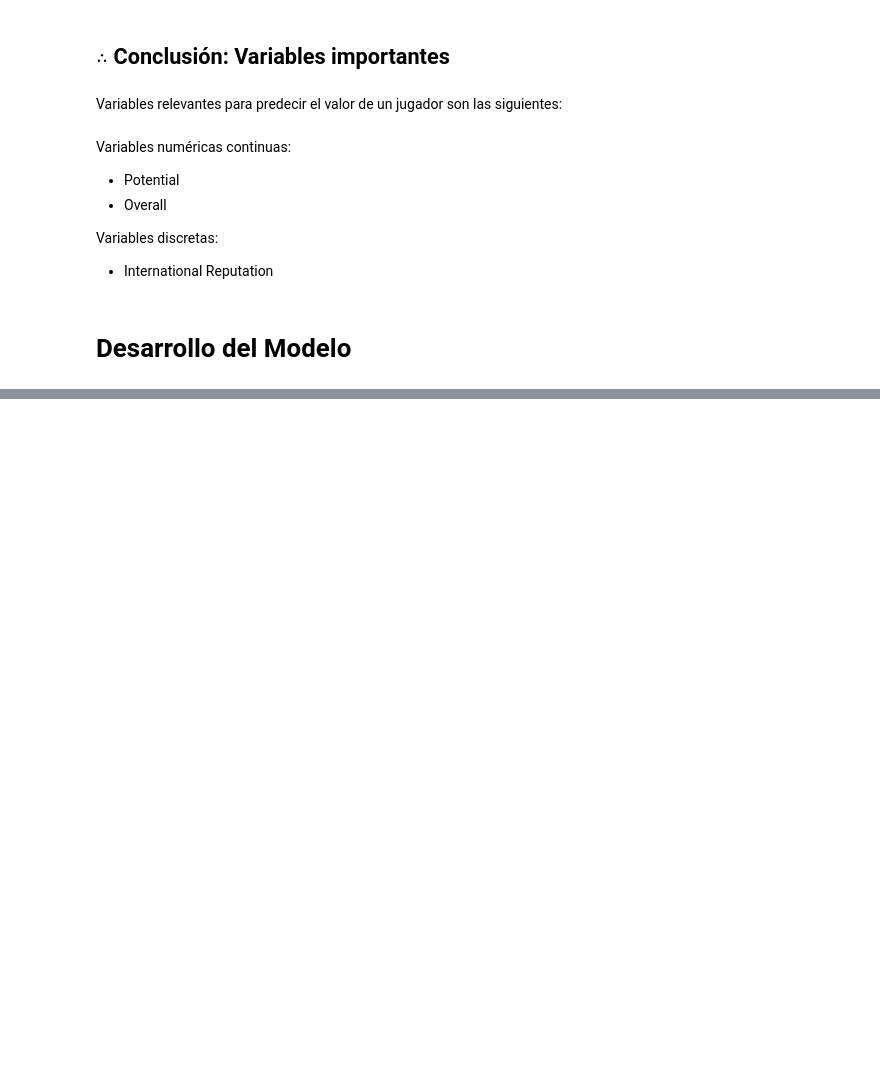
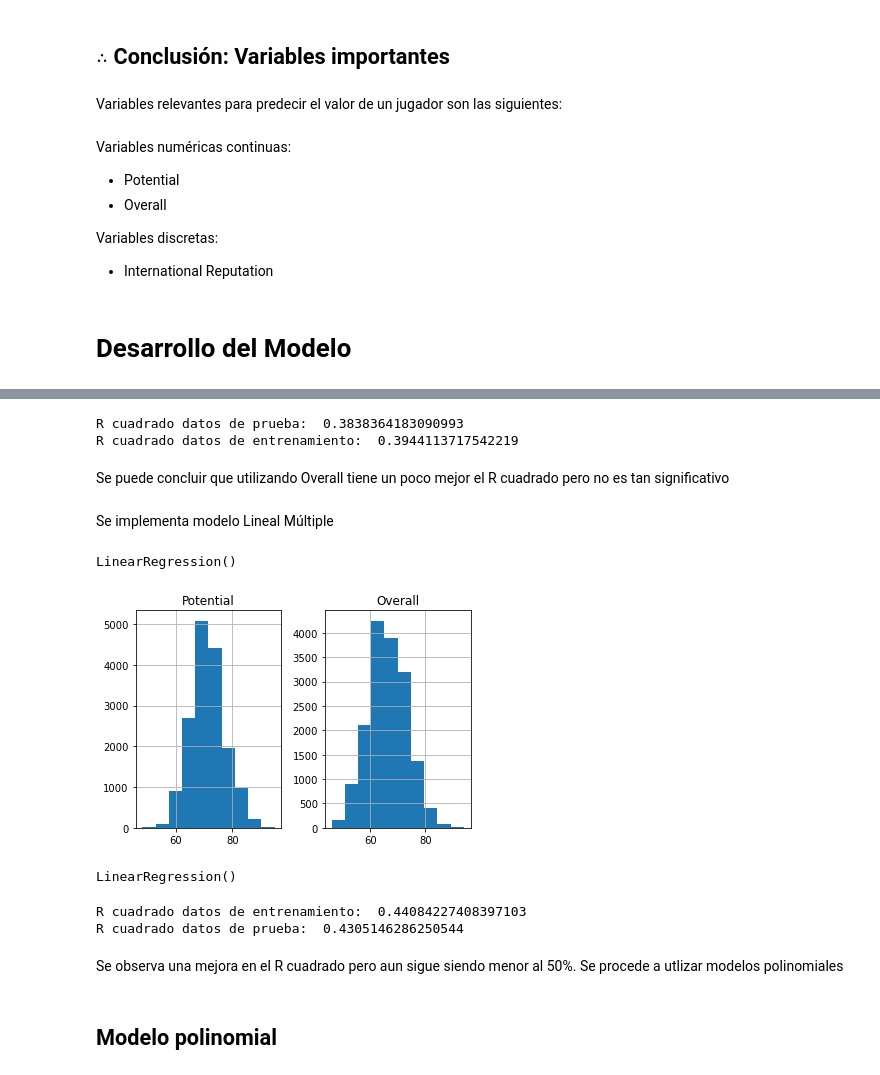
Before and after one commit to KenderWebos/python-data-science, a Jupyter notebook: tarea_4/Main/tarea4-fifa.ipynb, the cells around one changed output, grey strips where cells are left out. Drawn from its saved outputs; the diff is of its cells as text; code cells hidden in the pictures; blank space fills up the shorter version.

Commit message:
modelo implementado

```diff
--- a/tarea_4/Main/tarea4-fifa.ipynb
+++ b/tarea_4/Main/tarea4-fifa.ipynb
@@ -140,0 +155,4 @@ Variables discretas:
+# %%
+# valor a predecir
+y_datos = df_var_numericas[['Value-NUM']]
+y_datos
@@ -140,0 +173,4 @@ Variables discretas:
+# %%
+#variables independientes
+x_datos=df_var_numericas.drop('Value-NUM',axis=1)
+x_datos
@@ -140,0 +191,7 @@ Variables discretas:
+# %%
+from sklearn.model_selection import train_test_split
+
+x_entrena, x_prueba, y_entrena, y_prueba = train_test_split(x_datos, y_datos, test_size=0.10, random_state=1)
+
+print("número de muestras de prueba:", x_prueba.shape[0])
+print("número de muestras de entrenamiento:",x_entrena.shape[0])
@@ -140,0 +237,36 @@ Variables discretas:
+# %%
+print("R cuadrado datos de prueba: ", lreO.score(x_prueba[['Overall']], y_prueba))
+print("R cuadrado datos de entrenamiento: ", lreO.score(x_entrena[['Overall']], y_entrena))
+# %% [output]
+R cuadrado datos de prueba:  0.3838364183090993
+R cuadrado datos de entrenamiento:  0.3944113717542219
+# %% [markdown]
+Se puede concluir que utilizando Overall tiene un poco mejor el R cuadrado pero no es tan significativo
+# %% [markdown]
+Se implementa modelo Lineal Múltiple
+# %%
+lre_multiple=LinearRegression()
+lre_multiple
+# %% [output]
+LinearRegression()
+# %%
+Z = x_entrena[['Potential', 'Overall']]
+# %%
+Z.hist()
+plt.show()
+# %% [output]
+[figure, added]
+# %%
+lre_multiple.fit(Z, y_entrena)
+# %% [output]
+LinearRegression()
+# %%
+print("R cuadrado datos de entrenamiento: ", lre_multiple.score(Z, y_entrena))
+print("R cuadrado datos de prueba: ", lre_multiple.score(x_prueba[['Potential', 'Overall']], y_prueba))
+# %% [output]
+R cuadrado datos de entrenamiento:  0.44084227408397103
+R cuadrado datos de prueba:  0.4305146286250544
+# %% [markdown]
+Se observa una mejora en el R cuadrado pero aun sigue siendo menor al 50%. Se procede a utlizar modelos polinomiales
+# %% [markdown]
+## Modelo polinomial
```
Also changed, not shown: parts of 34 cells of this notebook.
